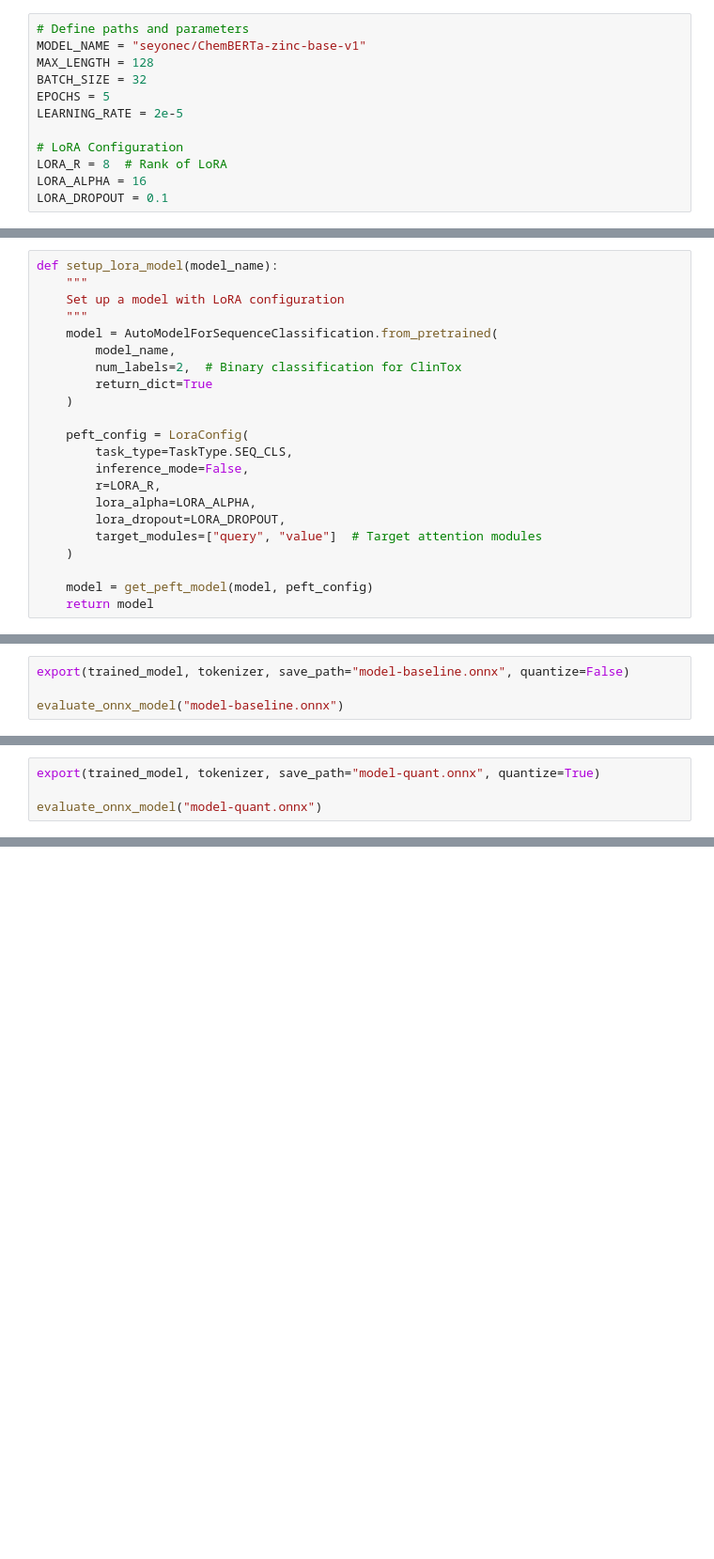
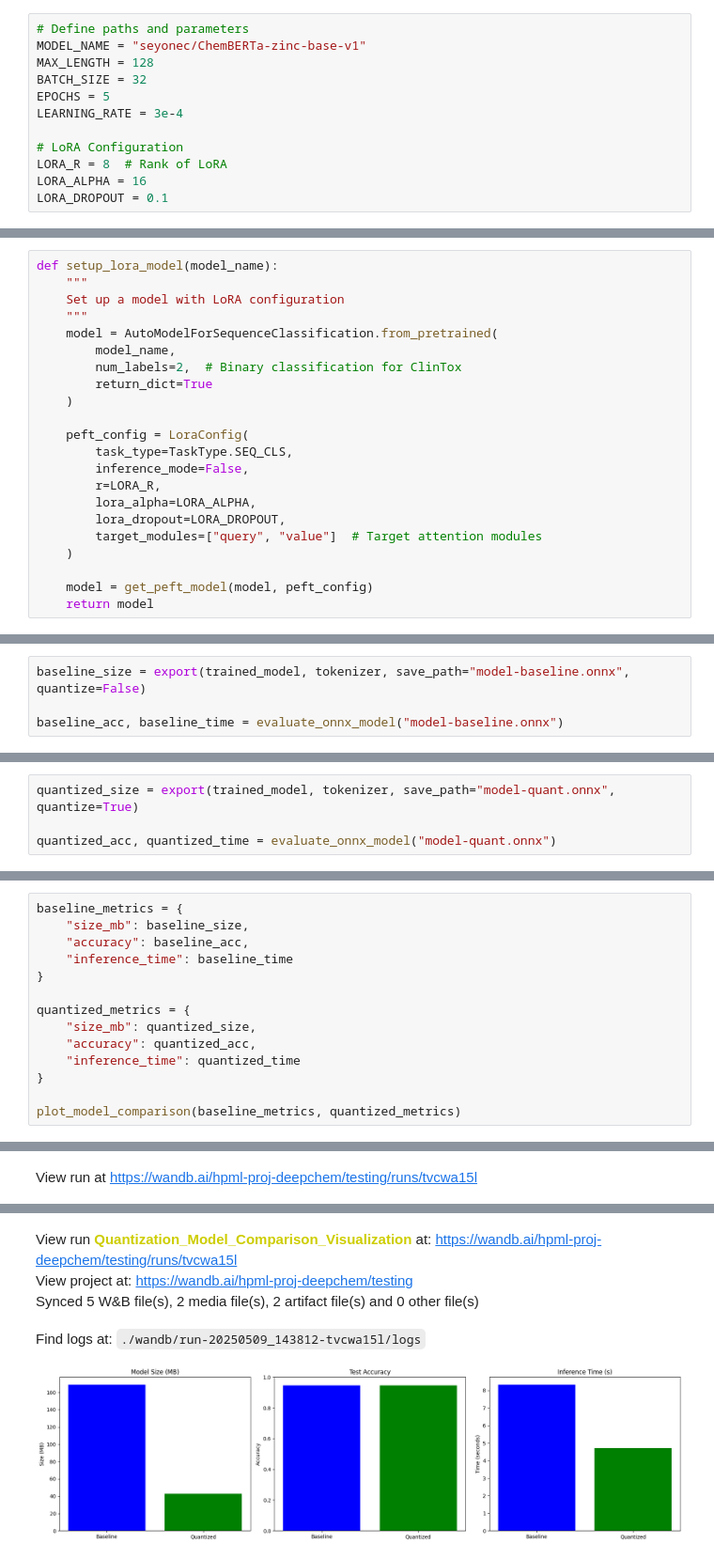
Before and after one commit to ab4972/DeepChem-Model-Optimization, a Jupyter notebook: Quantized_LoRA.ipynb, the cells around one changed output, grey strips where cells are left out. Shown: that part at 94% size. Drawn from its saved outputs; the diff is of its cells as text; blank space fills up the shorter version.

Commit message:
wandb implementation

```diff
--- a/Quantized_LoRA.ipynb
+++ b/Quantized_LoRA.ipynb
@@ -23,7 +51,7 @@ MODEL_NAME = "seyonec/ChemBERTa-zinc-base-v1"
 MAX_LENGTH = 128
 BATCH_SIZE = 32
 EPOCHS = 5
-LEARNING_RATE = 2e-5
+LEARNING_RATE = 3e-4
 
 # LoRA Configuration
 LORA_R = 8  # Rank of LoRA
@@ -249,5 +390,5 @@ You should probably TRAIN this model on a down-stream task to be able to use it
 # %%
-export(trained_model, tokenizer, save_path="model-baseline.onnx", quantize=False)
+baseline_size = export(trained_model, tokenizer, save_path="model-baseline.onnx", quantize=False)
 
-evaluate_onnx_model("model-baseline.onnx")
+baseline_acc, baseline_time = evaluate_onnx_model("model-baseline.onnx")
 # %% [output]
@@ -258,5 +410,5 @@ Total Inference Time: 5.82 s
 # %%
-export(trained_model, tokenizer, save_path="model-quant.onnx", quantize=True)
+quantized_size = export(trained_model, tokenizer, save_path="model-quant.onnx", quantize=True)
 
-evaluate_onnx_model("model-quant.onnx")
+quantized_acc, quantized_time = evaluate_onnx_model("model-quant.onnx")
 # %% [output]
@@ -267,0 +483,15 @@ Total Inference Time: 2.03 s
+# %%
+baseline_metrics = {
+    "size_mb": baseline_size,
+    "accuracy": baseline_acc,
+    "inference_time": baseline_time
+}
+
+quantized_metrics = {
+    "size_mb": quantized_size,
+    "accuracy": quantized_acc,
+    "inference_time": quantized_time
+}
+
+plot_model_comparison(baseline_metrics, quantized_metrics)
+# %% [output]
@@ -267,0 +502 @@ Total Inference Time: 2.03 s
+View run at https://wandb.ai/hpml-proj-deepchem/testing/runs/tvcwa15l
@@ -267,0 +504,5 @@ Total Inference Time: 2.03 s
+View run Quantization_Model_Comparison_Visualization at: https://wandb.ai/hpml-proj-deepchem/testing/runs/tvcwa15l
+View project at: https://wandb.ai/hpml-proj-deepchem/testing
+Synced 5 W&B file(s), 2 media file(s), 2 artifact file(s) and 0 other file(s)
+Find logs at: ./wandb/run-20250509_143812-tvcwa15l/logs
+[figure, added]
```
Also changed, not shown: parts of 12 cells of this notebook.
